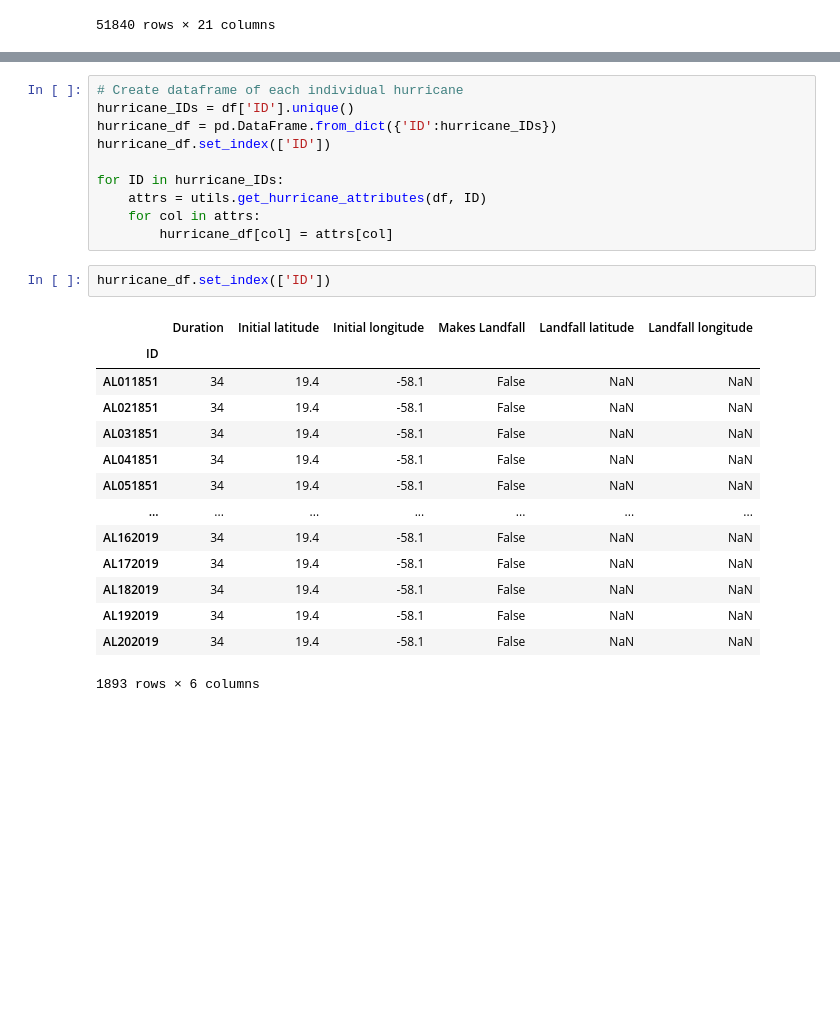
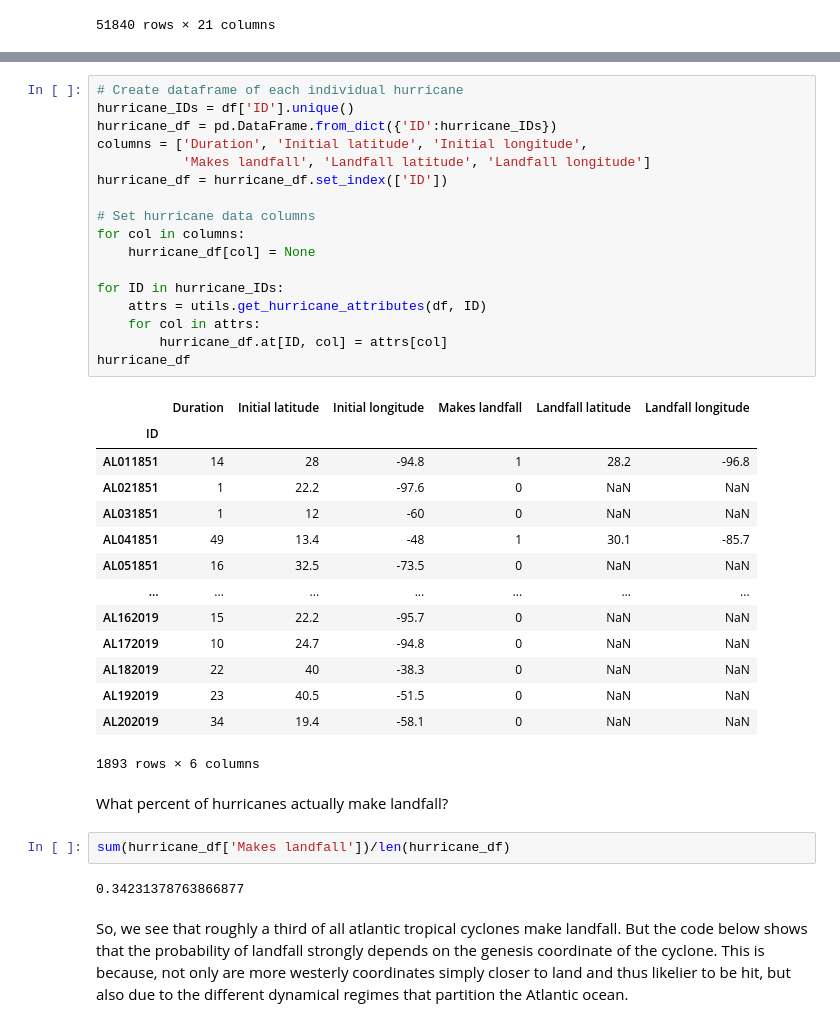
Before and after one commit to jonathanlu02/HurricanePrediction, a Jupyter notebook: Hurricane Project.ipynb, the cells around one changed output, grey strips where cells are left out. Drawn from its saved outputs; the diff is of its cells as text; blank space fills up the shorter version.

```diff
--- a/Hurricane Project.ipynb
+++ b/Hurricane Project.ipynb
@@ -115,27 +105,40 @@ for ID in hurricane_IDs[0:20]:
 # %%
 # Create dataframe of each individual hurricane
 hurricane_IDs = df['ID'].unique()
 hurricane_df = pd.DataFrame.from_dict({'ID':hurricane_IDs})
-hurricane_df.set_index(['ID'])
+columns = ['Duration', 'Initial latitude', 'Initial longitude',
+           'Makes landfall', 'Landfall latitude', 'Landfall longitude']
+hurricane_df = hurricane_df.set_index(['ID'])
+
+# Set hurricane data columns
+for col in columns:
+    hurricane_df[col] = None
 
 for ID in hurricane_IDs:
     attrs = utils.get_hurricane_attributes(df, ID)
     for col in attrs:
-        hurricane_df[col] = attrs[col]
+        hurricane_df.at[ID, col] = attrs[col]
+hurricane_df
+# %% [output]
+|  | Duration | Initial latitude | Initial longitude | Makes landfall | Landfall latitude | Landfall longitude |
+| ID |  |  |  |  |  |  |
+| AL011851 | 14 | 28 | -94.8 | 1 | 28.2 | -96.8 |
+| AL021851 | 1 | 22.2 | -97.6 | 0 | NaN | NaN |
+| AL031851 | 1 | 12 | -60 | 0 | NaN | NaN |
+| AL041851 | 49 | 13.4 | -48 | 1 | 30.1 | -85.7 |
+| AL051851 | 16 | 32.5 | -73.5 | 0 | NaN | NaN |
+| ... | ... | ... | ... | ... | ... | ... |
+| AL162019 | 15 | 22.2 | -95.7 | 0 | NaN | NaN |
+| AL172019 | 10 | 24.7 | -94.8 | 0 | NaN | NaN |
+| AL182019 | 22 | 40 | -38.3 | 0 | NaN | NaN |
+| AL192019 | 23 | 40.5 | -51.5 | 0 | NaN | NaN |
+| AL202019 | 34 | 19.4 | -58.1 | 0 | NaN | NaN |
+1893 rows × 6 columns
-# %%
-hurricane_df.set_index(['ID'])
-# %% [output]
-|  | Duration | Initial latitude | Initial longitude | Makes Landfall | Landfall latitude | Landfall longitude |
-| ID |  |  |  |  |  |  |
-| AL011851 | 34 | 19.4 | -58.1 | False | NaN | NaN |
-| AL021851 | 34 | 19.4 | -58.1 | False | NaN | NaN |
-| AL031851 | 34 | 19.4 | -58.1 | False | NaN | NaN |
-| AL041851 | 34 | 19.4 | -58.1 | False | NaN | NaN |
-| AL051851 | 34 | 19.4 | -58.1 | False | NaN | NaN |
-| ... | ... | ... | ... | ... | ... | ... |
-| AL162019 | 34 | 19.4 | -58.1 | False | NaN | NaN |
-| AL172019 | 34 | 19.4 | -58.1 | False | NaN | NaN |
-| AL182019 | 34 | 19.4 | -58.1 | False | NaN | NaN |
-| AL192019 | 34 | 19.4 | -58.1 | False | NaN | NaN |
-| AL202019 | 34 | 19.4 | -58.1 | False | NaN | NaN |
-1893 rows × 6 columns
+# %% [markdown]
+What percent of hurricanes actually make landfall?
+# %%
+sum(hurricane_df['Makes landfall'])/len(hurricane_df)
+# %% [output]
+0.34231378763866877
+# %% [markdown]
+So, we see that roughly a third of all atlantic tropical cyclones make landfall. But the code below shows that the probability of landfall strongly depends on the genesis coordinate of the cyclone. This is because, not only are more westerly coordinates simply closer to land and thus likelier to be hit, but also due to the different dynamical regimes that partition the Atlantic ocean.
```
Also changed, not shown: parts of 11 cells of this notebook, 2 other files.
